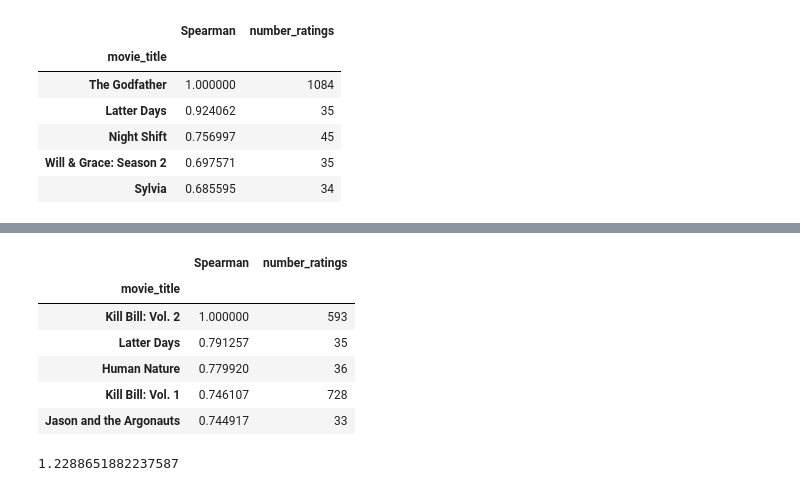
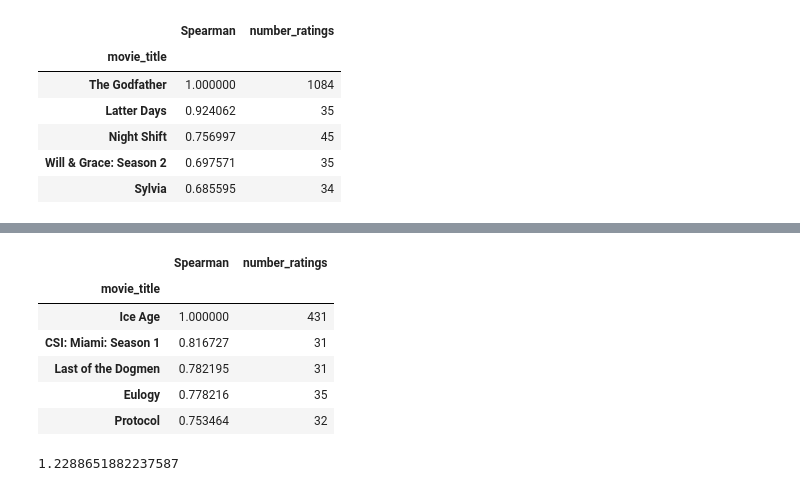
Before and after one commit to gwu-data-mining-finalproject/Final-Project-GroupX, a Jupyter notebook: aaron-gauthier-individual-project/Code/Recommender Engine - Data Mining Project - Reboot - Final- 21 April 2019.ipynb, the cells around one changed output, grey strips where cells are left out. Cells and saved outputs as stored; diff of their text form; code cells hidden in the pictures.

```diff
--- a/aaron-gauthier-individual-project/Code/Recommender Engine - Data Mining Project - Reboot - Final- 21 April 2019.ipynb
+++ b/aaron-gauthier-individual-project/Code/Recommender Engine - Data Mining Project - Reboot - Final- 21 April 2019.ipynb
@@ -635,8 +634,10 @@ corr_thegodfather_s[corr_thegodfather_s['number_ratings']>30].sort_values('Spear
 | Sylvia | 0.685595 | 34 |
 # %%
 # Analysing correlation with similar movies
-killbillvol2_user_ratings = movie_piv['Kill Bill: Vol. 2']
+flubber_user_ratings = movie_piv['Flubber']
+iceage_user_ratings = movie_piv['Ice Age']
 
-killbillvol2_user_ratings.head()
+print(flubber_user_ratings.head())
+print(iceage_user_ratings.head())
 # %% [output]
 user_id
@@ -714,0 +777,7 @@ corr_killbillvol2_s.head(20)
+# %%
+# Analyzing the correlation with similar movies
+similar_to_iceage_s = movie_piv.corrwith(iceage_user_ratings, method = 'spearman')
+
+corr_iceage_s = pd.DataFrame(similar_to_iceage_s, columns = ['Spearman'])
+corr_iceage_s.dropna(inplace = True)
+corr_iceage_s.head(50)
@@ -715,17 +803,17 @@ corr_killbillvol2_s.head(20)
 # %%
 # Similar movies like Kill Bill: Vol. 2
-corr_killbillvol2_s.sort_values('Spearman', ascending = False).head(10)
-corr_killbillvol2_s = corr_killbillvol2_s.join(movie_rating_counts['number_ratings'])
-corr_killbillvol2_s.head()
-corr_killbillvol2_s[corr_killbillvol2_s['number_ratings']>30].sort_values('Spearman', ascending = False).head()
+corr_iceage_s.sort_values('Spearman', ascending = False).head(10)
+corr_iceage_s = corr_iceage_s.join(movie_rating_counts['number_ratings'])
+corr_iceage_s.head()
+corr_iceage_s[corr_iceage_s['number_ratings']>30].sort_values('Spearman', ascending = False).head()
 # %% [output]
 |  | Spearman | number_ratings |
 | movie_title |  |  |
-| Kill Bill: Vol. 2 | 1.000000 | 593 |
-| Latter Days | 0.791257 | 35 |
-| Human Nature | 0.779920 | 36 |
-| Kill Bill: Vol. 1 | 0.746107 | 728 |
-| Jason and the Argonauts | 0.744917 | 33 |
+| Ice Age | 1.000000 | 431 |
+| CSI: Miami: Season 1 | 0.816727 | 31 |
+| Last of the Dogmen | 0.782195 | 31 |
+| Eulogy | 0.778216 | 35 |
+| Protocol | 0.753464 | 32 |
 # %%
 # The below models were not used but kept on to show what we prototyped
 # %%
```
Also changed, not shown: parts of 9 cells of this notebook.
